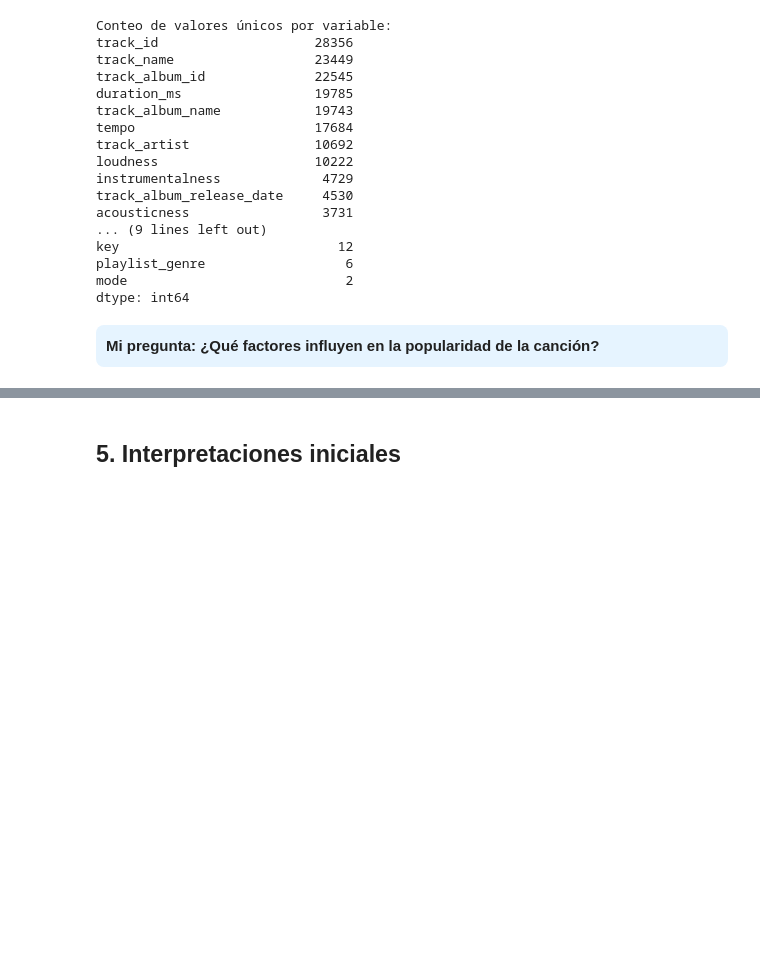
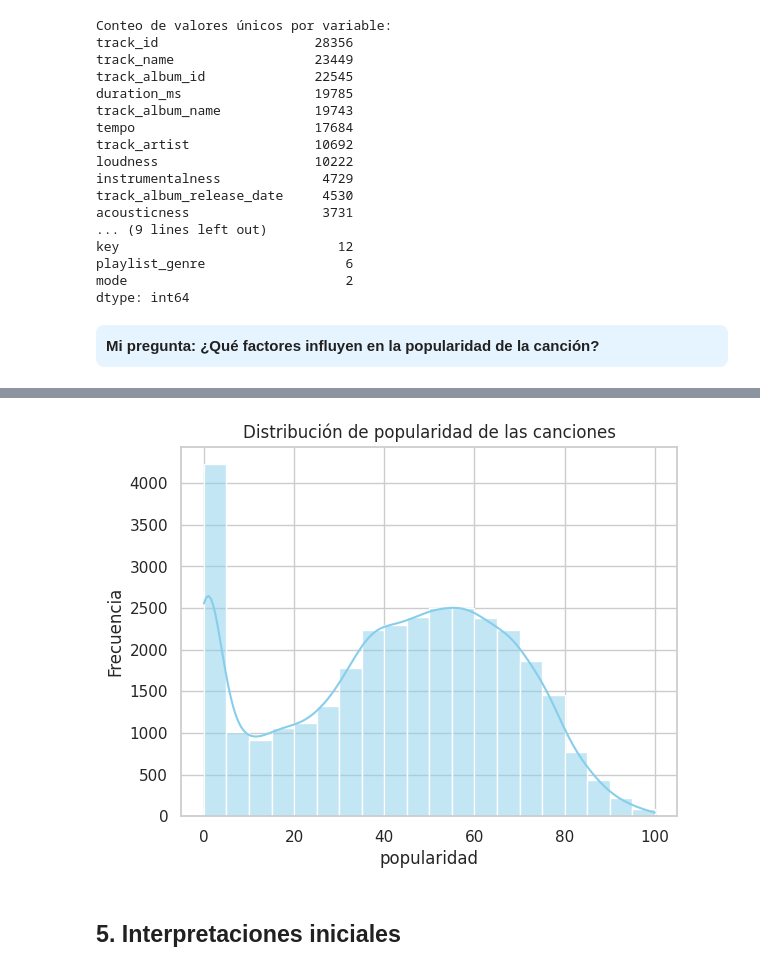
Before and after one commit to JulianCarvajal/BeatAnalytics, a Jupyter notebook: sesiones_practicas/sp_1_natalia_bernal_julian_carvajal.ipynb, the cells around one changed output, grey strips where cells are left out. Saved outputs shown, nothing was run; the diff lists cells and outputs as text; code cells hidden in the pictures; blank space fills up the shorter version.

Commit message:
Iniciamos con las visualizaciones exploratorias básicas

```diff
--- a/sesiones_practicas/sp_1_natalia_bernal_julian_carvajal.ipynb
+++ b/sesiones_practicas/sp_1_natalia_bernal_julian_carvajal.ipynb
@@ -210,3 +216,12 @@ dtype: int64
+# %%
+# Histograma: distribución de edad
+sns.histplot(df['track_popularity'], bins=20, kde=True, color='skyblue')
+plt.title("Distribución de popularidad de las canciones")
+plt.xlabel("popularidad")
+plt.ylabel("Frecuencia")
+plt.show()
+# %% [output]
+[figure, added]
 # %% [markdown]
 ## 5. Interpretaciones iniciales
 # %% [markdown]
```
Also changed, not shown: parts of 2 cells of this notebook.
